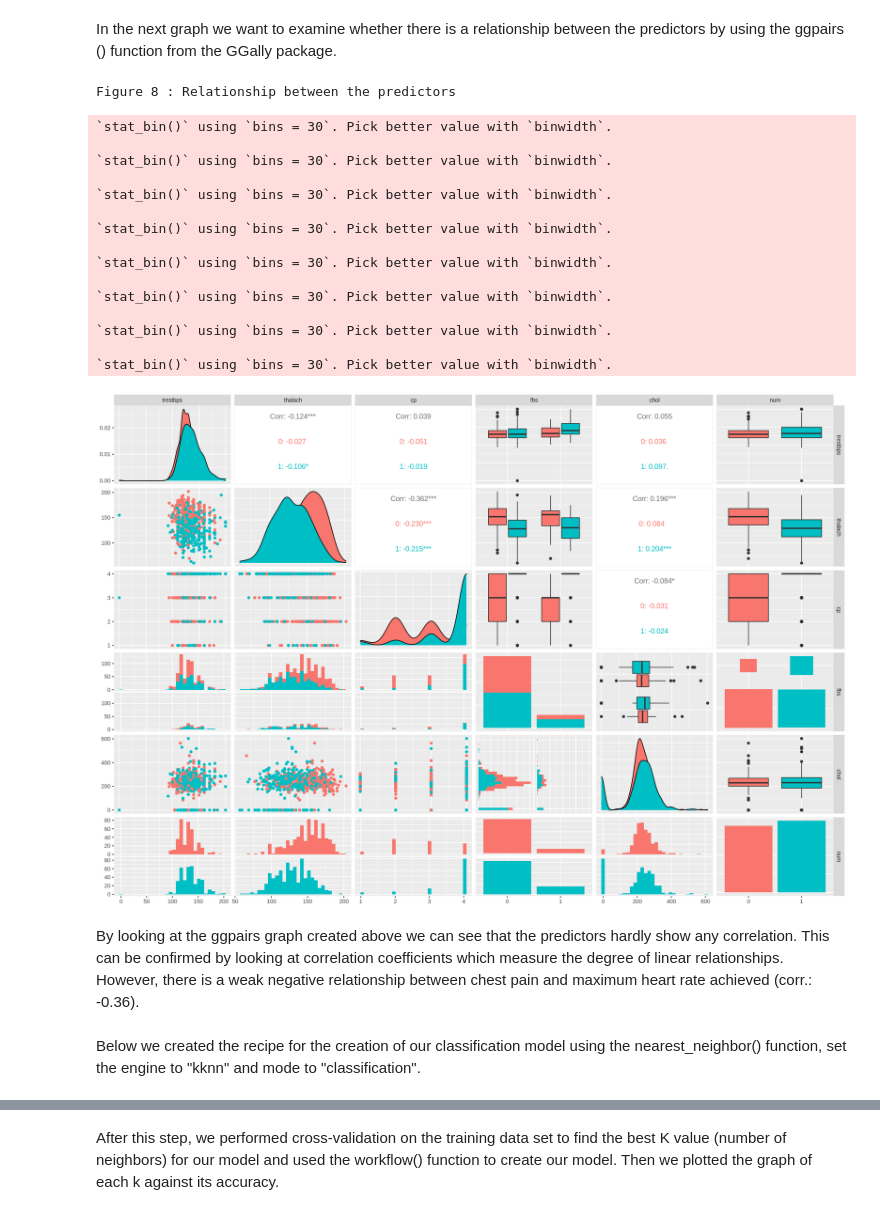
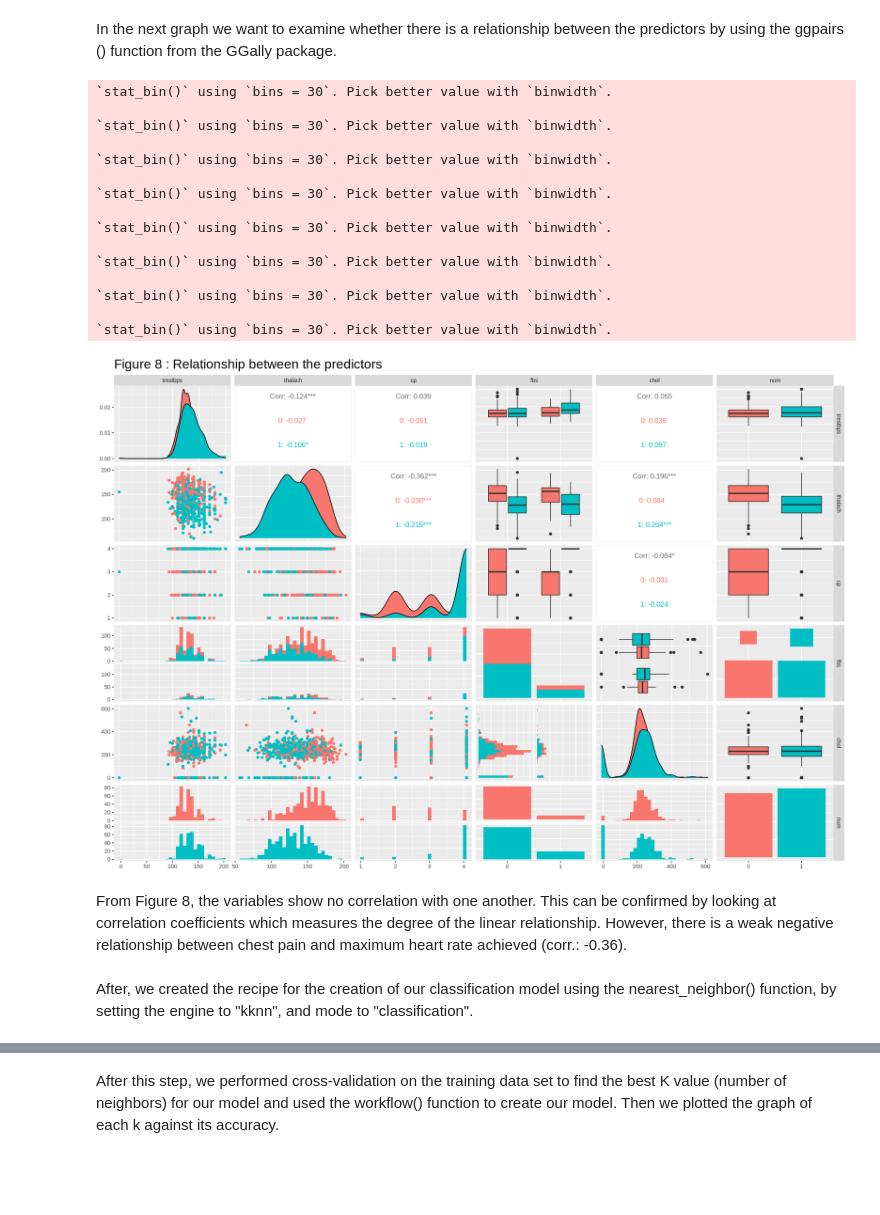
Before and after one commit to rebeccawuu/toy_ds_project, a Jupyter notebook: FinalProject_lastversion.ipynb, the cells around one changed output, grey strips where cells are left out. Cells and saved outputs as stored; diff of their text form; code cells hidden in the pictures; blank space fills up the shorter version.

```diff
--- a/FinalProject_lastversion.ipynb
+++ b/FinalProject_lastversion.ipynb
@@ -283,32 +272,32 @@ In the next graph we want to examine whether there is a relationship between the
 # %%
 options(repr.plot.width = 16, repr.plot.height = 11)
 heart_disease_ggpairs <- heart_data_cleaned |>
 select (trestbps, thalach, cp, fbs, chol, num) |>
-ggpairs (aes(color =num))
-cat ("Figure 8 : Relationship between the predictors")
+ggpairs (aes(color =num), title="Figure 8 : Relationship between the predictors") +
+theme(plot.title = element_text(size=20))
+
 heart_disease_ggpairs
 # %% [output]
-Figure 8 : Relationship between the predictors
+`stat_bin()` using `bins = 30`. Pick better value with `binwidth`.
+
+`stat_bin()` using `bins = 30`. Pick better value with `binwidth`.
+
+`stat_bin()` using `bins = 30`. Pick better value with `binwidth`.
+
+`stat_bin()` using `bins = 30`. Pick better value with `binwidth`.
+
+`stat_bin()` using `bins = 30`. Pick better value with `binwidth`.
+
+`stat_bin()` using `bins = 30`. Pick better value with `binwidth`.
+
+`stat_bin()` using `bins = 30`. Pick better value with `binwidth`.
+
+`stat_bin()` using `bins = 30`. Pick better value with `binwidth`.
-`stat_bin()` using `bins = 30`. Pick better value with `binwidth`.
-
-`stat_bin()` using `bins = 30`. Pick better value with `binwidth`.
-
-`stat_bin()` using `bins = 30`. Pick better value with `binwidth`.
-
-`stat_bin()` using `bins = 30`. Pick better value with `binwidth`.
-
-`stat_bin()` using `bins = 30`. Pick better value with `binwidth`.
-
-`stat_bin()` using `bins = 30`. Pick better value with `binwidth`.
-
-`stat_bin()` using `bins = 30`. Pick better value with `binwidth`.
-
-`stat_bin()` using `bins = 30`. Pick better value with `binwidth`.
-[figure, old version]
+[figure, new version]
 # %% [markdown]
-By looking at the ggpairs graph created above we can see that the predictors hardly show any correlation. This can be confirmed by looking at correlation coefficients which measure the degree of linear relationships. However, there is a weak negative relationship between chest pain and maximum heart rate achieved (corr.: -0.36).
+From Figure 8, the variables show no correlation with one another. This can be confirmed by looking at correlation coefficients which measures the degree of the linear relationship. However, there is a weak negative relationship between chest pain and maximum heart rate achieved (corr.: -0.36).
 # %% [markdown]
-Below we created the recipe for the creation of our classification model using the nearest_neighbor() function, set the engine to "kknn" and mode to "classification".
+After, we created the recipe for the creation of our classification model using the nearest_neighbor() function, by setting the engine to "kknn", and mode to "classification".
 # %%
 knn_tune <- nearest_neighbor(weight_func = "rectangular", neighbors = tune ()) |>
             set_engine("kknn") |>
```
Also changed, not shown: parts of 23 cells of this notebook.
